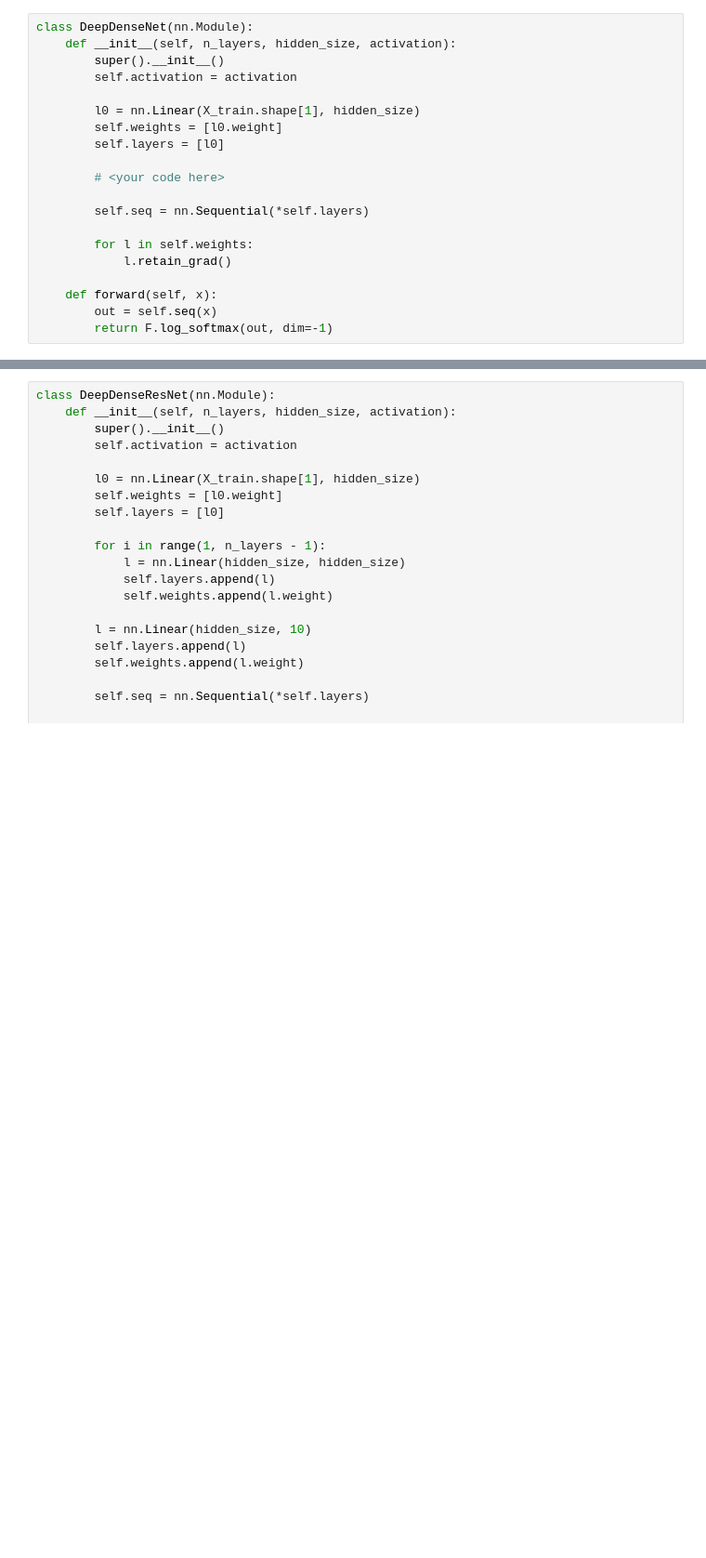
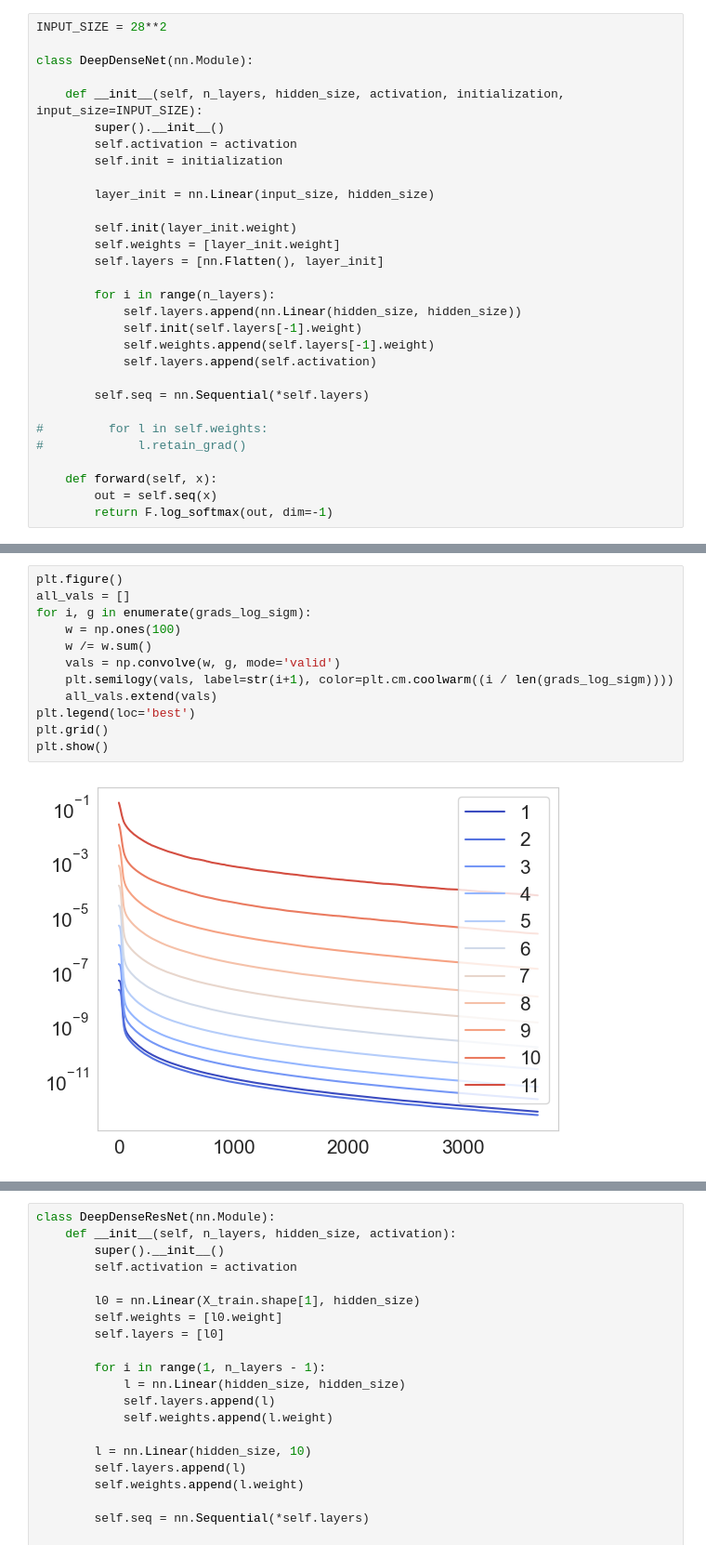
Before and after one commit to FUlyankin/deep_learning_pytorch, a Jupyter notebook: week07_lego/sem07_evr.ipynb, the cells around one changed output, grey strips where cells are left out. Shown: that part at 93% size. Cells and saved outputs as stored; diff of their text form; blank space fills up the shorter version.

```diff
--- a/week07_lego/sem07_evr.ipynb
+++ b/week07_lego/sem07_evr.ipynb
@@ -30,19 +172,29 @@ X_train, y_train, X_val, y_val, X_test, y_test = load_mnist(flatten=True)
 # %%
+INPUT_SIZE = 28**2
+
 class DeepDenseNet(nn.Module):
-    def __init__(self, n_layers, hidden_size, activation):
+
+    def __init__(self, n_layers, hidden_size, activation, initialization, input_size=INPUT_SIZE):
         super().__init__()
         self.activation = activation
+        self.init = initialization
 
-        l0 = nn.Linear(X_train.shape[1], hidden_size)
-        self.weights = [l0.weight]
-        self.layers = [l0]
+        layer_init = nn.Linear(input_size, hidden_size)
 
-        # <your code here>
+        self.init(layer_init.weight)
+        self.weights = [layer_init.weight]
+        self.layers = [nn.Flatten(), layer_init]
+
+        for i in range(n_layers):
+            self.layers.append(nn.Linear(hidden_size, hidden_size))
+            self.init(self.layers[-1].weight)
+            self.weights.append(self.layers[-1].weight)
+            self.layers.append(self.activation)
 
         self.seq = nn.Sequential(*self.layers)
 
-        for l in self.weights:
-            l.retain_grad()
+#         for l in self.weights:
+#             l.retain_grad()
 
     def forward(self, x):
         out = self.seq(x)
@@ -131,0 +286,14 @@ def train_grad(model, opt, n_epochs):
+# %%
+plt.figure()
+all_vals = []
+for i, g in enumerate(grads_log_sigm):
+    w = np.ones(100)
+    w /= w.sum()
+    vals = np.convolve(w, g, mode='valid')
+    plt.semilogy(vals, label=str(i+1), color=plt.cm.coolwarm((i / len(grads_log_sigm))))
+    all_vals.extend(vals)
+plt.legend(loc='best')
+plt.grid()
+plt.show()
+# %% [output]
+[figure, added]
```
Also changed, not shown: parts of 61 cells of this notebook, 2 other files.
